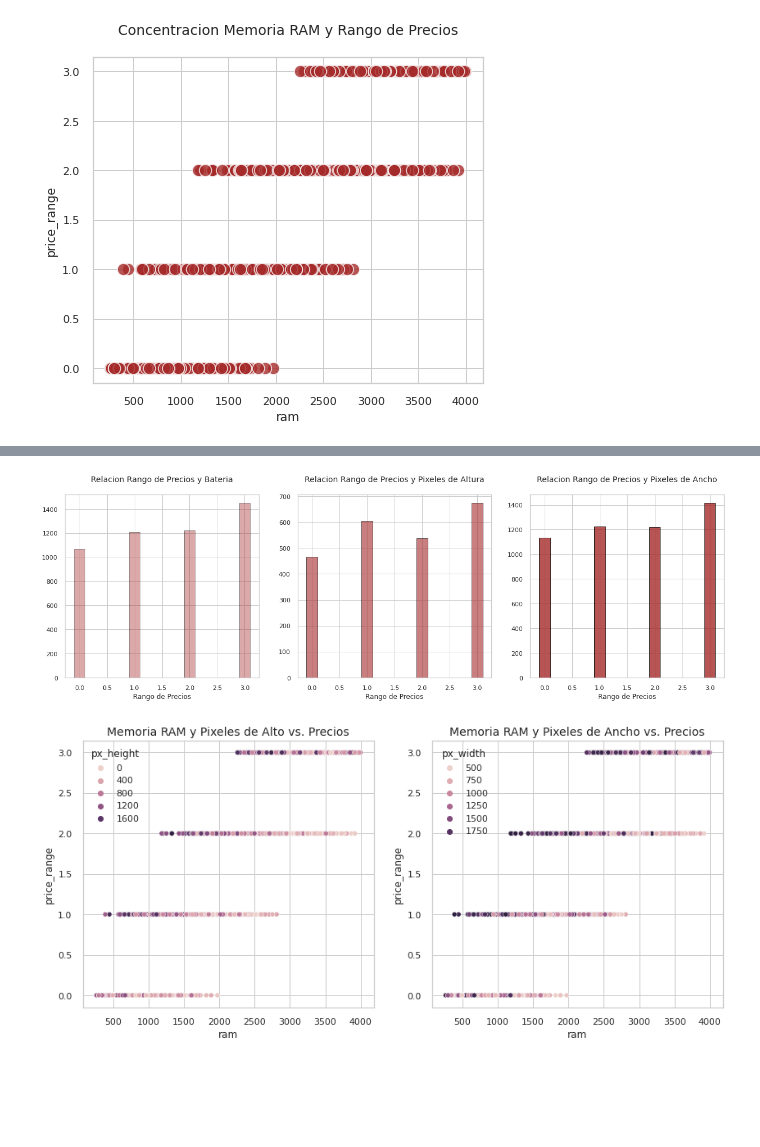
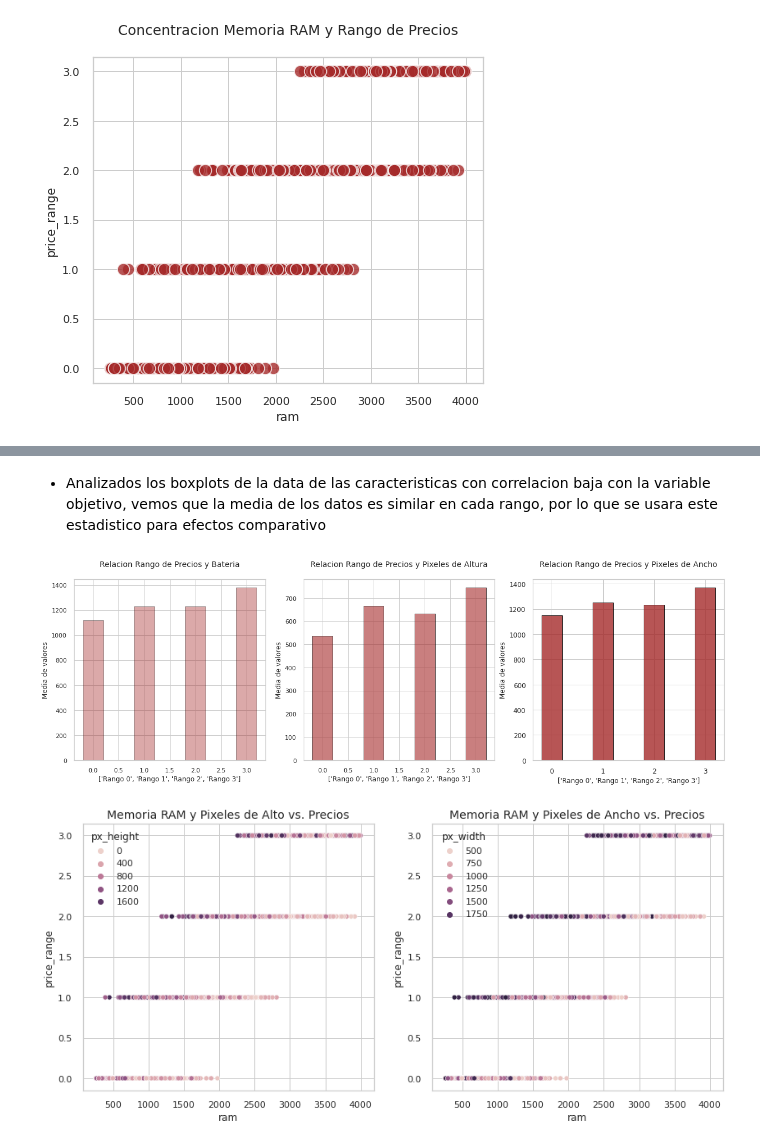
Before and after one commit to jcpalaciosb/Clasificacion_de_Precios, a Jupyter notebook: Mobile_Price_Classification_P3.ipynb, the cells around one changed output, grey strips where cells are left out. Cells and saved outputs as stored; diff of their text form; code cells hidden in the pictures; blank space fills up the shorter version.

```diff
--- a/Mobile_Price_Classification_P3.ipynb
+++ b/Mobile_Price_Classification_P3.ipynb
@@ -398,25 +433,37 @@ plt.show()
+# %% [markdown]
+* Analizados los boxplots de la data de las caracteristicas con correlacion baja con la variable objetivo, vemos que la media de los datos es similar en cada rango, por lo que se usara este estadistico para efectos comparativo
 # %%
-# Visualizacion de las caracteristicas correlacionadas de manera baja con el vector objetivo
+# Visualizacion de la media de valores de las caracteristicas correlacionadas de manera baja con el vector objetivo (graficos de barra)
 rango=list(range(4))
-battery=df.groupby("price_range")["battery_power"].median()
-pxheight=df.groupby("price_range")["px_height"].median()
-pxwidth=df.groupby("price_range")["px_width"].median()
+rango_str=["Rango 0", "Rango 1", "Rango 2", "Rango 3"]
+battery=df.groupby("price_range")["battery_power"].mean()
+pxheight=df.groupby("price_range")["px_height"].mean()
+pxwidth=df.groupby("price_range")["px_width"].mean()
 fig, axes = plt.subplots(1,3, figsize = (21, 6))
 # Subplot 1
-axes[0].bar(rango, battery, color='brown', edgecolor='black', alpha=0.4, width=0.2)
+axes[0].bar(rango, battery, color='brown', edgecolor='black', alpha=0.4, width=0.4)
 axes[0].set_title(f'Relacion Rango de Precios y Bateria\n', fontsize=14)
-axes[0].set_xlabel('Rango de Precios')
+axes[0].set_xlabel(rango_str)
+axes[0].set_ylabel('Media de valores')
+plt.xticks(rango, fontsize = 12, rotation = 0)
+plt.yticks(fontsize = 12)
 # Subplot 2
-axes[1].bar(rango, pxheight, color='brown', edgecolor='black', alpha=0.6, width=0.2)
+axes[1].bar(rango, pxheight, color='brown', edgecolor='black', alpha=0.6, width=0.4)
 axes[1].set_title(f'Relacion Rango de Precios y Pixeles de Altura\n', fontsize=14)
-axes[1].set_xlabel('Rango de Precios')
+axes[1].set_xlabel(rango_str)
+axes[1].set_ylabel('Media de valores')
+plt.xticks(rango, fontsize = 12, rotation = 0)
+plt.yticks(fontsize = 12)
 # Subplot
-axes[2].bar(rango, pxwidth, color='brown', edgecolor='black', alpha=0.8, width=0.2)
+axes[2].bar(rango, pxwidth, color='brown', edgecolor='black', alpha=0.8, width=0.4)
 axes[2].set_title(f'Relacion Rango de Precios y Pixeles de Ancho\n', fontsize=14)
-axes[2].set_xlabel('Rango de Precios')
+axes[2].set_xlabel(rango_str)
+axes[2].set_ylabel('Media de valores')
+plt.xticks(rango, fontsize = 12, rotation = 0)
+plt.yticks(fontsize = 12)
 plt.show()
 # %% [output]
-[figure, old version]
+[figure, new version]
 # %%
 # Memoria RAM, Pixeles de alto y ancho vs. Precios
 plt.figure(figsize=(14,6))
```
Also changed, not shown: parts of 5 cells of this notebook.
